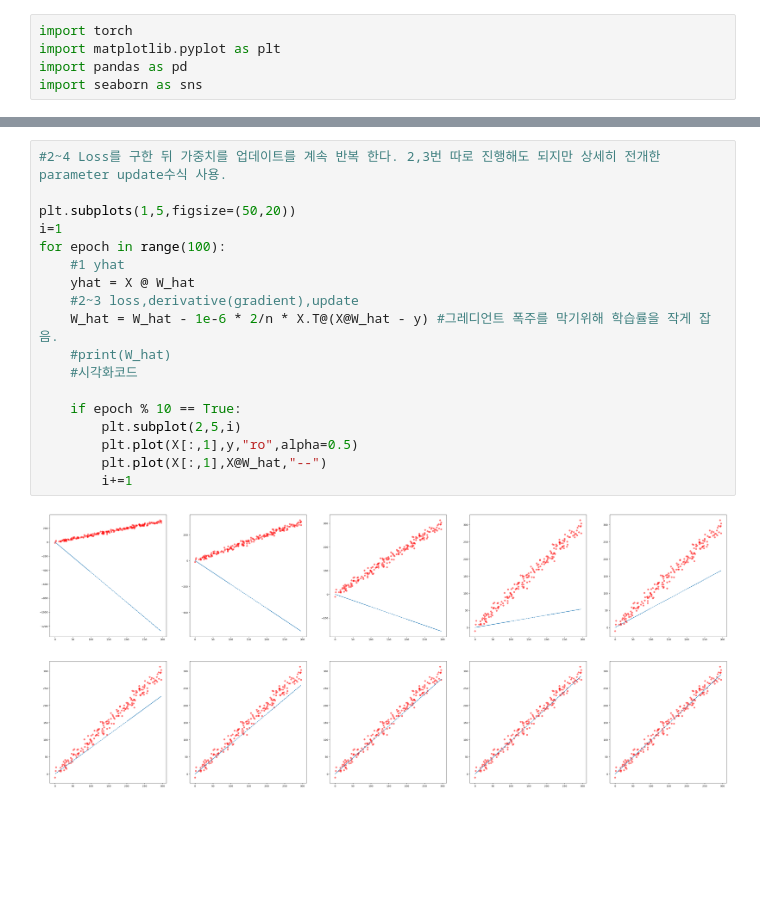
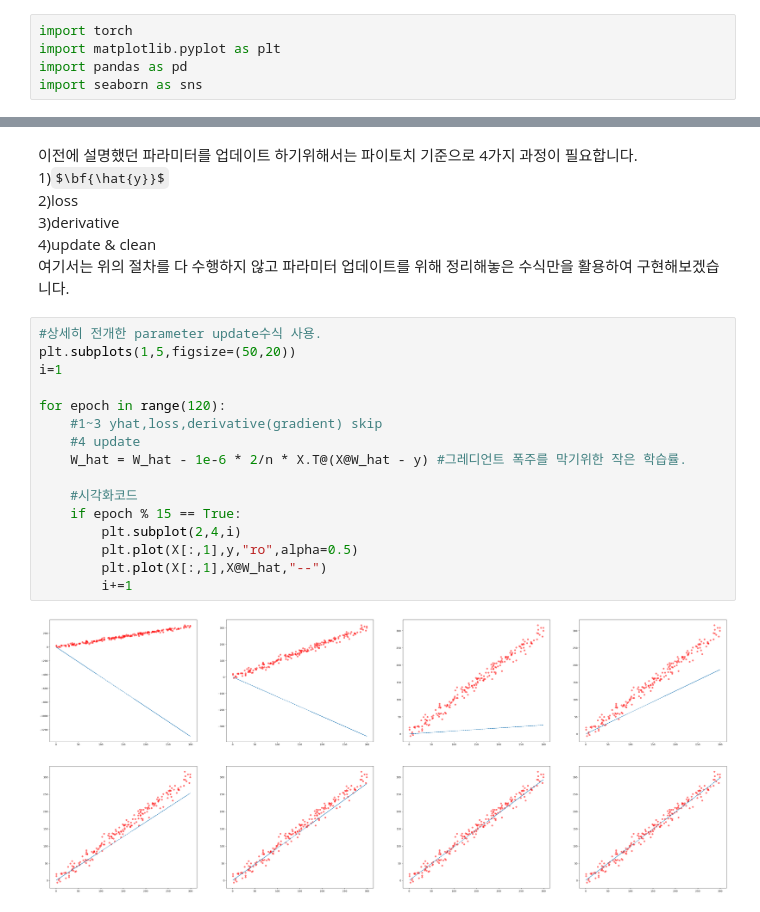
Before and after one commit to hoyeon1234/sin-hoyeon, a Jupyter notebook: posts/딥러닝(1) - 선형회귀/Linear Regression.ipynb, the cells around one changed output, grey strips where cells are left out. Drawn from its saved outputs; the diff is of its cells as text; some formulas as TeX source; blank space fills up the shorter version.

```diff
--- a/posts/딥러닝(1) - 선형회귀/Linear Regression.ipynb
+++ b/posts/딥러닝(1) - 선형회귀/Linear Regression.ipynb
@@ -146,20 +146,25 @@ plt.plot(X[:,1],X@W_hat,"--")
+# %% [markdown]
+이전에 설명했던 파라미터를 업데이트 하기위해서는 파이토치 기준으로 4가지 과정이 필요합니다.<br>
+1)$\bf{\hat{y}}$<br>
+2)loss<br>
+3)derivative<br>
+4)update & clean<br>
+여기서는 위의 절차를 다 수행하지 않고 파라미터 업데이트를 위해 정리해놓은 수식만을 활용하여 구현해보겠습니다.
 # %%
-#2~4 Loss를 구한 뒤 가중치를 업데이트를 계속 반복 한다. 2,3번 따로 진행해도 되지만 상세히 전개한 parameter update수식 사용.
-
+#상세히 전개한 parameter update수식 사용.
 plt.subplots(1,5,figsize=(50,20))
 i=1
-for epoch in range(100):
-    #1 yhat
-    yhat = X @ W_hat
-    #2~3 loss,derivative(gradient),update
-    W_hat = W_hat - 1e-6 * 2/n * X.T@(X@W_hat - y) #그레디언트 폭주를 막기위해 학습률을 작게 잡음.
-    #print(W_hat)
+
+for epoch in range(120):
+    #1~3 yhat,loss,derivative(gradient) skip
+    #4 update
+    W_hat = W_hat - 1e-6 * 2/n * X.T@(X@W_hat - y) #그레디언트 폭주를 막기위한 작은 학습률.
+
     #시각화코드
-
-    if epoch % 10 == True:
-        plt.subplot(2,5,i)
+    if epoch % 15 == True:
+        plt.subplot(2,4,i)
         plt.plot(X[:,1],y,"ro",alpha=0.5)
         plt.plot(X[:,1],X@W_hat,"--")
         i+=1
 # %% [output]
-[figure, old version]
+[figure, new version]
```
Also changed, not shown: parts of 6 cells of this notebook, 6 other files.
